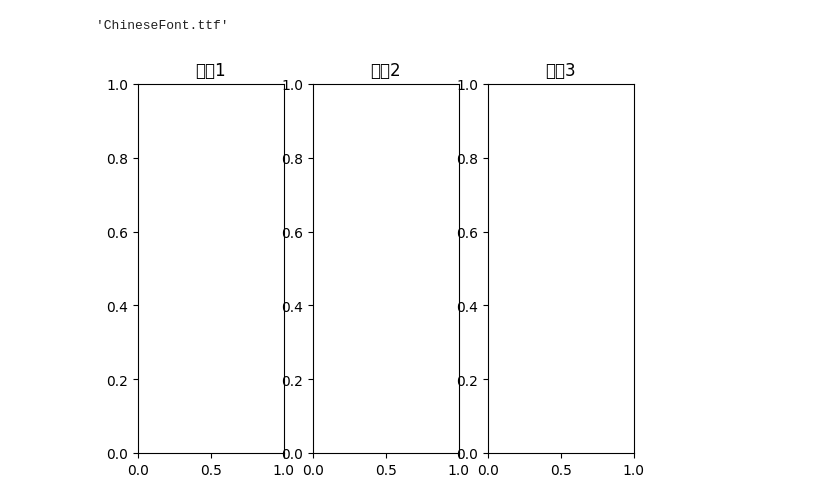
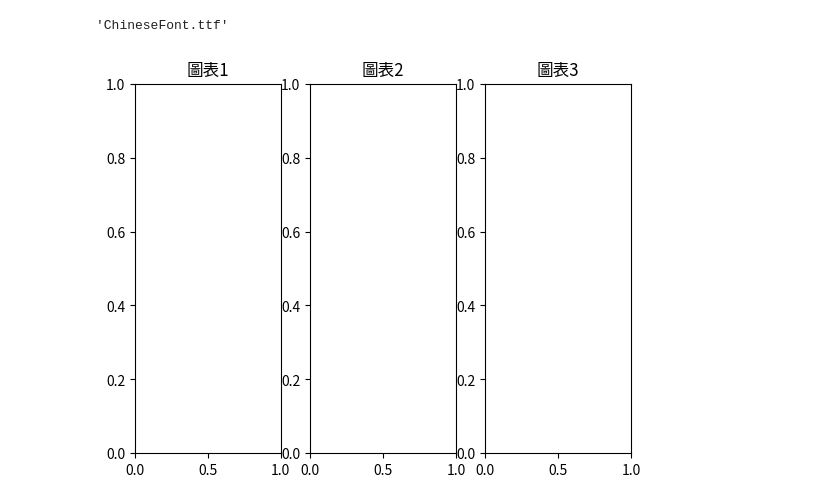
Before and after one commit to roberthsu2003/__2025_04_13_python_sunday__, a Jupyter notebook: lesson13/lesson13_1.ipynb, the cells around one changed output. Drawn from its saved outputs; the diff is of its cells as text; code cells hidden in the pictures.

```diff
--- a/lesson13/lesson13_1.ipynb
+++ b/lesson13/lesson13_1.ipynb
@@ -40,15 +40,20 @@ wget.download("https://github.com/roberthsu2003/machine_learning/raw/refs/heads/
 'ChineseFont.ttf'
 # %%
 import matplotlib.pyplot as plt
+import matplotlib as mpl
+from matplotlib.font_manager import fontManager
+
+fontManager.addfont("ChineseFont.ttf")
+mpl.rc('font', family="ChineseFont")
 
 figure = plt.figure()
 axes1 = figure.add_subplot(1, 3, 1)
 axes2 = figure.add_subplot(1, 3, 2)
 axes3 = figure.add_subplot(1, 3, 3)
 
 axes1.set_title("圖表1")
 axes2.set_title("圖表2")
 axes3.set_title("圖表3")
 plt.show()
 # %% [output]
-[figure, old version]
+[figure, new version]
```
